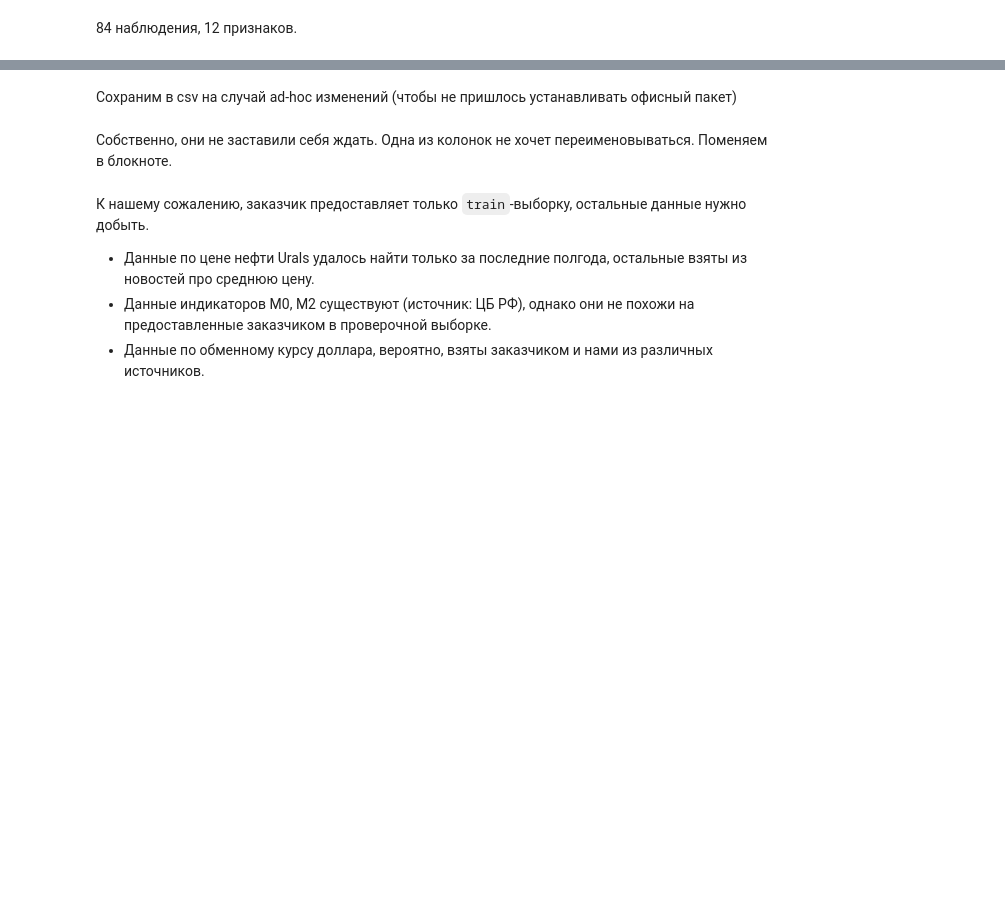
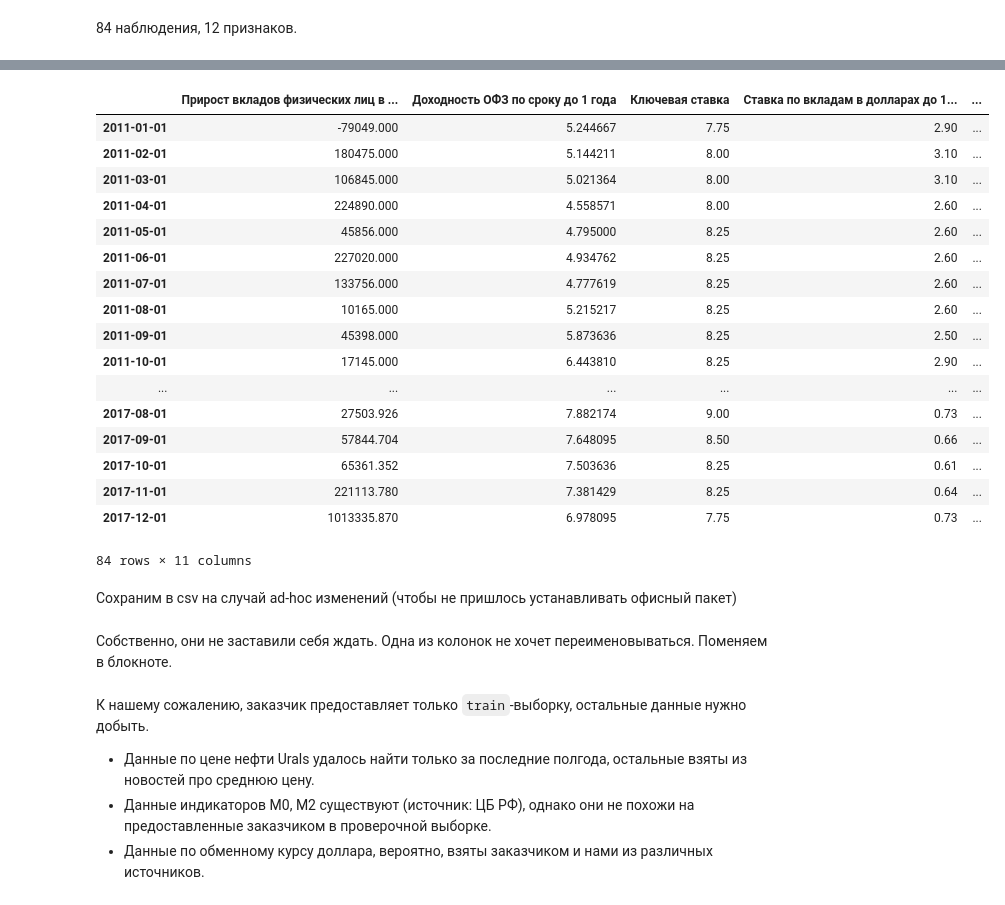
Before and after one commit to nocticron/bst_test, a Jupyter notebook: nb/data-preparation.ipynb, the cells around one changed output, grey strips where cells are left out. Cells and saved outputs as stored; diff of their text form; code cells hidden in the pictures; blank space fills up the shorter version.

```diff
--- a/nb/data-preparation.ipynb
+++ b/nb/data-preparation.ipynb
@@ -22,6 +22,27 @@ Index(['Unnamed: 0', 'Прирост вкладов физических лиц
        'Индекс потребительских цен, ед.', 'М0, руб', 'М2, руб',
        'Курс доллара к рублю, руб', 'Номинальная средняя з/п, руб'],
       dtype='object')
+# %%
+df_in
+# %% [output]
+|  | Прирост вкладов физических лиц в ... | Доходность ОФЗ по сроку до 1 года | Ключевая ставка | Ставка по вкладам в долларах до 1... | ... |
+| 2011-01-01 | -79049.000 | 5.244667 | 7.75 | 2.90 | ... |
+| 2011-02-01 | 180475.000 | 5.144211 | 8.00 | 3.10 | ... |
+| 2011-03-01 | 106845.000 | 5.021364 | 8.00 | 3.10 | ... |
+| 2011-04-01 | 224890.000 | 4.558571 | 8.00 | 2.60 | ... |
+| 2011-05-01 | 45856.000 | 4.795000 | 8.25 | 2.60 | ... |
+| 2011-06-01 | 227020.000 | 4.934762 | 8.25 | 2.60 | ... |
+| 2011-07-01 | 133756.000 | 4.777619 | 8.25 | 2.60 | ... |
+| 2011-08-01 | 10165.000 | 5.215217 | 8.25 | 2.60 | ... |
+| 2011-09-01 | 45398.000 | 5.873636 | 8.25 | 2.50 | ... |
+| 2011-10-01 | 17145.000 | 6.443810 | 8.25 | 2.90 | ... |
+| ... | ... | ... | ... | ... | ... |
+| 2017-08-01 | 27503.926 | 7.882174 | 9.00 | 0.73 | ... |
+| 2017-09-01 | 57844.704 | 7.648095 | 8.50 | 0.66 | ... |
+| 2017-10-01 | 65361.352 | 7.503636 | 8.25 | 0.61 | ... |
+| 2017-11-01 | 221113.780 | 7.381429 | 8.25 | 0.64 | ... |
+| 2017-12-01 | 1013335.870 | 6.978095 | 7.75 | 0.73 | ... |
+84 rows × 11 columns
 # %% [markdown]
 Сохраним в csv на случай ad-hoc изменений (чтобы не пришлось устанавливать офисный пакет)
 # %%
```
Also changed, not shown: parts of 19 cells of this notebook, 6 other files.
